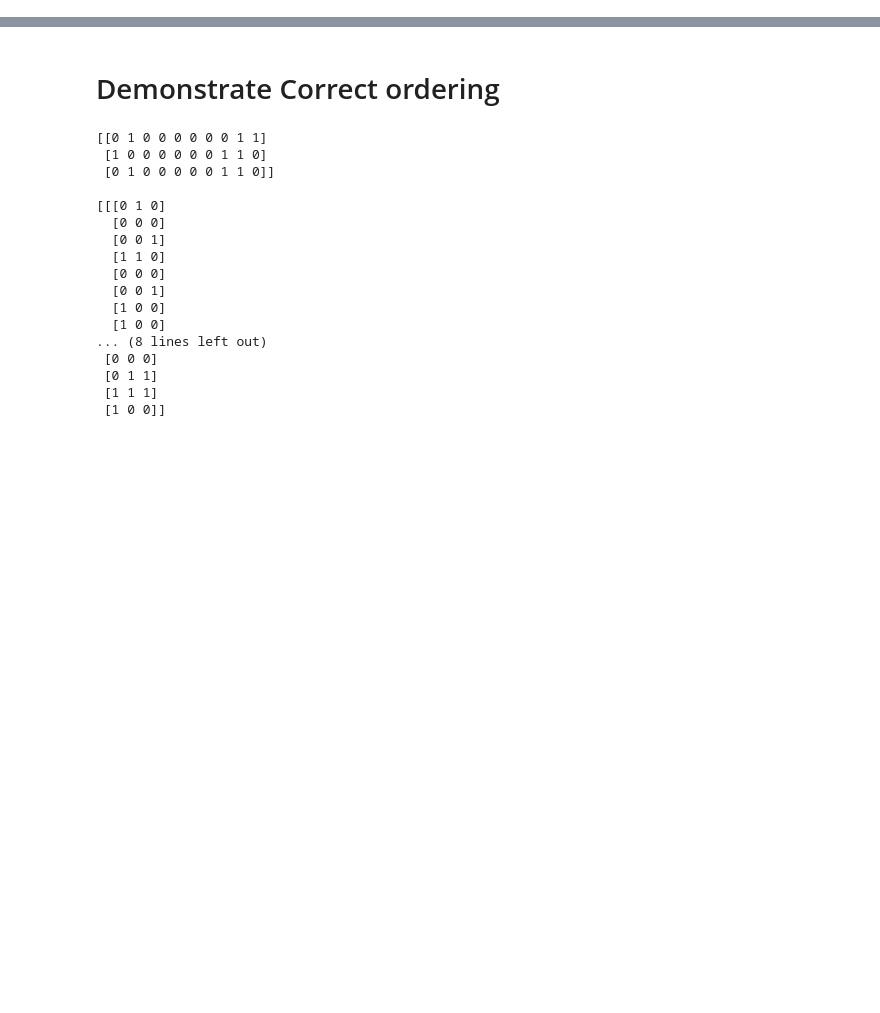
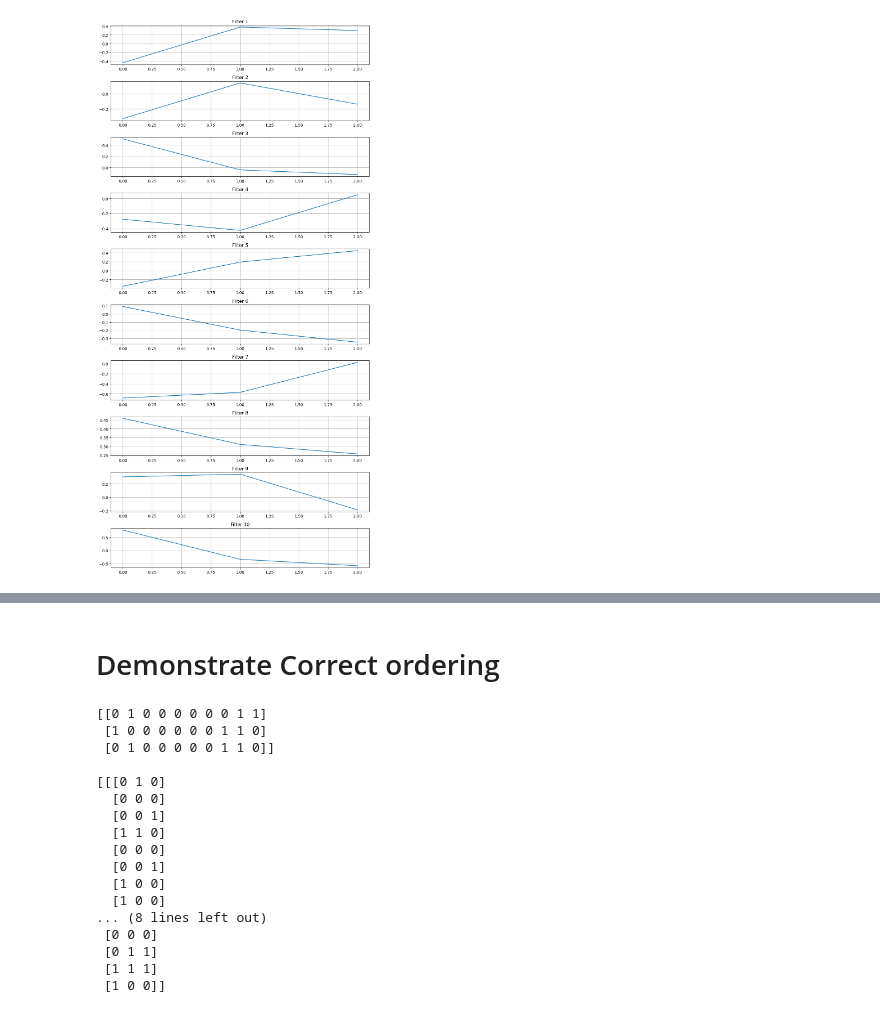
Before and after one commit to Everfade/CNNCAM, a Jupyter notebook: Learning1DCAM.ipynb, the cells around one changed output, grey strips where cells are left out. Cells and saved outputs as stored; diff of their text form; code cells hidden in the pictures; blank space fills up the shorter version.

```diff
--- a/Learning1DCAM.ipynb
+++ b/Learning1DCAM.ipynb
@@ -128,0 +344,20 @@ y_test shape: (128, 10, 2)
+# %%
+
+# Extract weights of the last Conv1D layer
+last_conv_layer = model.layers[-3]  # This gets the Conv1D layer just before the last two Dense layers
+weights_last_conv = last_conv_layer.get_weights()[0]  # [0] because it gets the kernel weights
+
+num_filters = weights_last_conv.shape[-1]
+
+# Create a figure and a set of subplots
+fig, axes = plt.subplots(nrows=num_filters, figsize=(10, num_filters * 2))
+
+for i in range(num_filters):
+    axes[i].plot(weights_last_conv[:, 0, i])
+    axes[i].set_title(f"Filter {i + 1}")
+    axes[i].grid(True)
+
+plt.tight_layout()
+plt.show()
+# %% [output]
+[figure, added]
```
Also changed, not shown: parts of 20 cells of this notebook, 3 other files.
